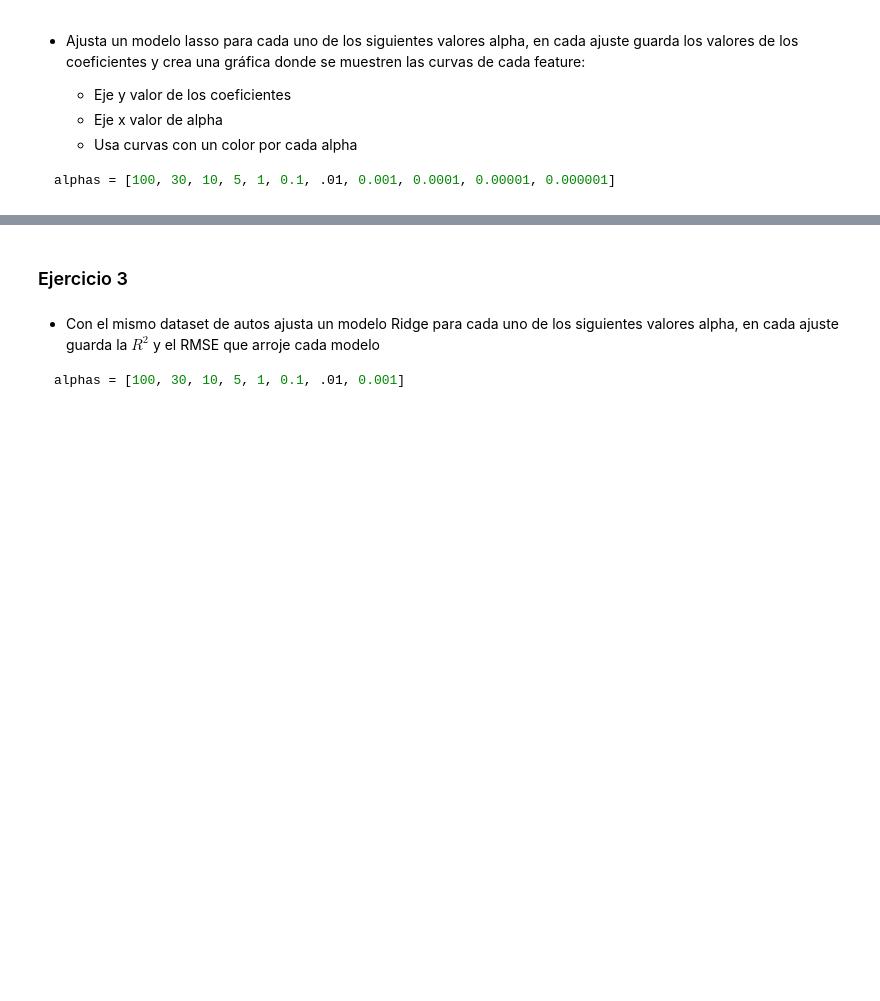
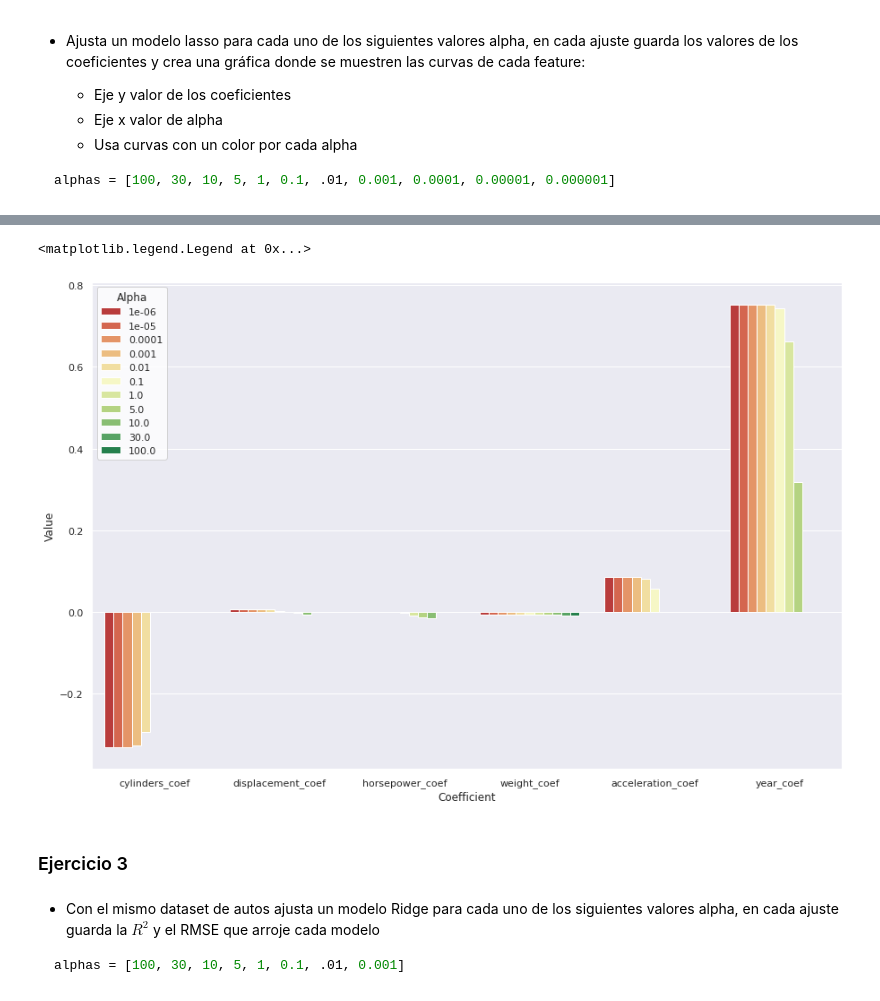
Before and after one commit to DanielEduardoLopez/DEVF-MachineLearning, a Jupyter notebook: Challenge_3_LinearRegression.ipynb, the cells around one changed output, grey strips where cells are left out. Saved outputs shown, nothing was run; the diff lists cells and outputs as text; code cells hidden in the pictures; blank space fills up the shorter version.

````diff
--- a/Challenge_3_LinearRegression.ipynb
+++ b/Challenge_3_LinearRegression.ipynb
@@ -861,0 +918,3 @@ from sklearn.linear_model import LinearRegression
+# %%
+# Fitting of the model
+reg_all.fit(X, y)
@@ -893,0 +993,10 @@ alphas = [100, 30, 10, 5, 1, 0.1, .01, 0.001, 0.0001, 0.00001, 0.000001]
+# %%
+alpha = 0.00001
+
+lasso = Lasso(alpha=alpha).fit(X, y)
+y_pred = lasso.predict(X)
+r2_score = metrics.r2_score(y, y_pred)
+rmse_score = np.sqrt(metrics.mean_squared_error(y, y_pred))
+
+lasso_coef = lasso.coef_
+print(lasso_coef)
@@ -901,3 +1013,20 @@ alphas = [100, 30, 10, 5, 1, 0.1, .01, 0.001, 0.0001, 0.00001, 0.000001]
 ```python
 alphas = [100, 30, 10, 5, 1, 0.1, .01, 0.001, 0.0001, 0.00001, 0.000001]
 ```
+# %%
+r2_scores = []
+rmse_scores = []
+coefs = []
+alphas = [100, 30, 10, 5, 1, 0.1, .01, 0.001, 0.0001, 0.00001, 0.000001]
+
+for alpha in alphas:
+    lasso = Lasso(alpha=alpha).fit(X, y)
+    y_pred = lasso.predict(X)
+    r2_scores.append(metrics.r2_score(y, y_pred))
+    rmse_scores.append(np.sqrt(metrics.mean_squared_error(y, y_pred)))
+    coefs.append(lasso.coef_)
+
+lasso_coefs_df = pd.DataFrame(coefs, columns = ['cylinders_coef', 'displacement_coef', 'horsepower_coef', 'weight_coef', 'acceleration_coef', 'year_coef'], index= alphas)
+lasso_scores_by_alpha = pd.DataFrame({'Alpha': alphas, 'R2': r2_scores, 'RMSE': rmse_scores}).set_index('Alpha')
+lasso_coefs_by_alpha = lasso_scores_by_alpha.join(lasso_coefs_df, how = 'left')
+lasso_coefs_by_alpha
@@ -903,0 +1047,3 @@ alphas = [100, 30, 10, 5, 1, 0.1, .01, 0.001, 0.0001, 0.00001, 0.000001]
+# %%
+lasso_coefs_by_alpha_tidy = lasso_coefs_by_alpha.drop(columns = ['R2', 'RMSE']).reset_index().melt(id_vars = 'Alpha', var_name = 'Coefficient', value_name = 'Value')
+lasso_coefs_by_alpha_tidy.head(10)
@@ -904,3 +1062,11 @@ alphas = [100, 30, 10, 5, 1, 0.1, .01, 0.001, 0.0001, 0.00001, 0.000001]
+# %%
+plt.figure(figsize = (15,10))
+
+sns.barplot(data = lasso_coefs_by_alpha_tidy, x = 'Coefficient', y = 'Value', hue = 'Alpha', palette = "RdYlGn")
+plt.legend(facecolor = 'white', title = 'Alpha')
+# %% [output]
+<matplotlib.legend.Legend at 0x...>
+[figure, added]
 # %% [markdown]
 ### Ejercicio 3
 # %% [markdown]
````
Also changed, not shown: parts of 43 cells of this notebook.
